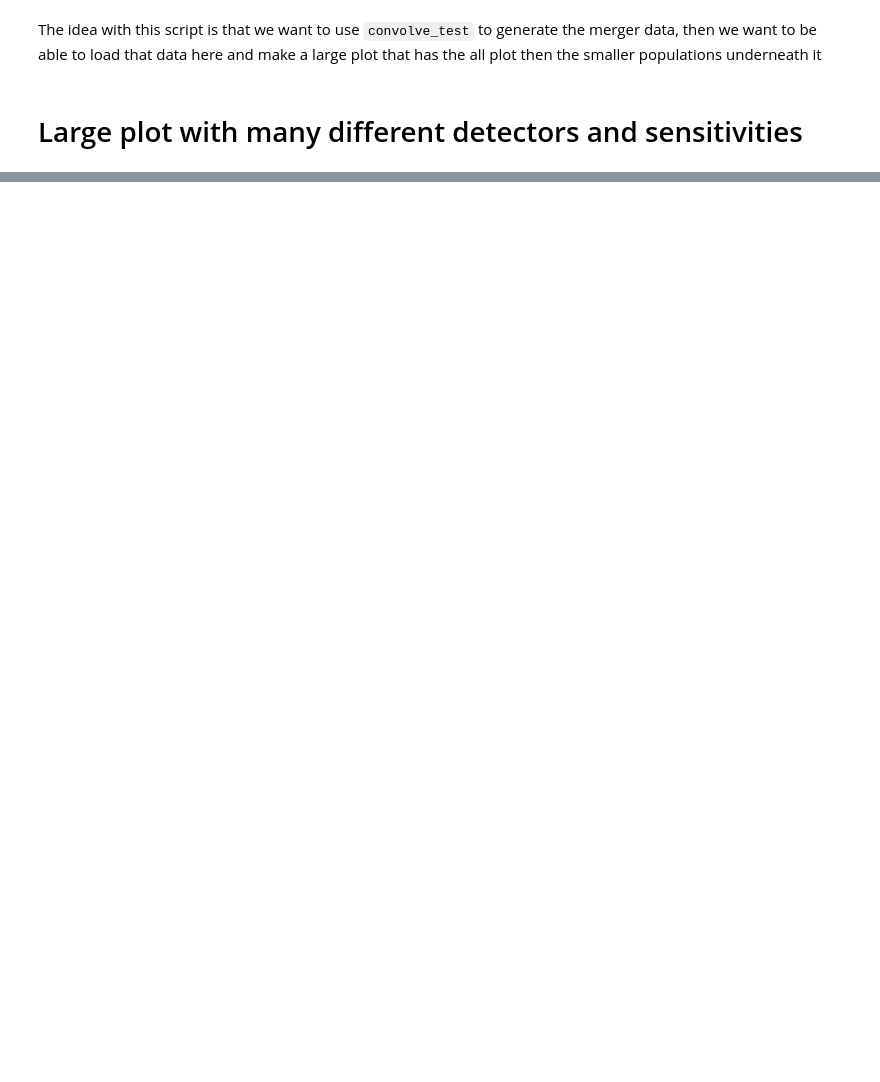
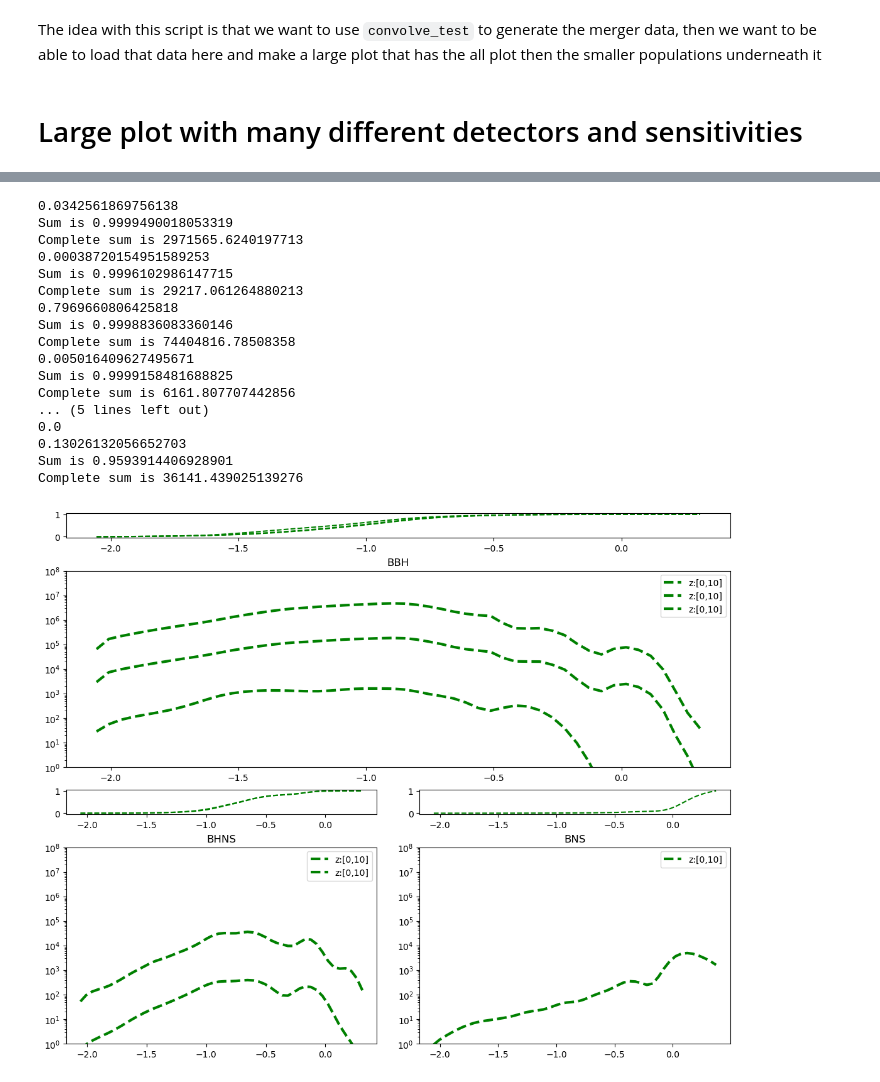
Before and after one commit to stlgolfer/metallicity_mergers, a Jupyter notebook: large_plot.ipynb, the cells around one changed output, grey strips where cells are left out. Saved outputs shown, nothing was run; the diff lists cells and outputs as text; code cells hidden in the pictures; blank space fills up the shorter version.

```diff
--- a/large_plot.ipynb
+++ b/large_plot.ipynb
@@ -26,7 +26,7 @@ import pickle
 # basically same plot as above, but now we want to bin by redshift basically
 PLOT_Z_LOG = True
 
-def plot(plotting_data, ax, sens_file, cdf_ax, intrinsic=False):
+def plot(plotting_data, ax, sens_file, cdf_ax, intrinsic=False, do_binning=True):
     all_weights = plotting_data['all_weights']
     Zm = plotting_data['Zm']
     types = plotting_data['types']
@@ -87,11 +87,12 @@ def plot(plotting_data, ax, sens_file, cdf_ax, intrinsic=False):
 
     color_bins = plt.cm.gist_heat(np.linspace(0, 0.9, len(redshift_edges)-1))
 
-    for i in range(len(redshift_edges)-1):
-        if intrinsic:
-            do_metallicity_plot_to_redshift(redshift_edges[i], redshift_edges[i+1], color_bins[i], draw_CDF=True)
-        else:
-            do_metallicity_plot_to_redshift(redshift_edges[i], redshift_edges[i+1], color_bins[i], with_SNR=True, with_label=False, draw_CDF=True)
+    if do_binning:
+        for i in range(len(redshift_edges)-1):
+            if intrinsic:
+                do_metallicity_plot_to_redshift(redshift_edges[i], redshift_edges[i+1], color_bins[i], draw_CDF=True)
+            else:
+                do_metallicity_plot_to_redshift(redshift_edges[i], redshift_edges[i+1], color_bins[i], with_SNR=True, with_label=False, draw_CDF=True)
     do_metallicity_plot_to_redshift(0, 10, 'green', with_SNR=not intrinsic, with_label=True, draw_CDF=True)
     ax.set_yscale('log')
     ax.set_title(types)
@@ -224,0 +262,38 @@ form_fig.show()
+# %%
+# now we want to make a large plot with just the intrinsic lines
+large_fig = plt.figure(constrained_layout=True, figsize=(11, (8/10)*11))
+large_ax = large_fig.subplot_mosaic([
+    ['TopCDF', 'TopCDF'],
+    ['Top', 'Top'],
+    ['LeftCDF', 'RightCDF'],
+    ['Left', 'Right']
+], height_ratios=[1, 8, 1, 8])
+def plot_subpopulation(pop_type, loc):
+    with open(f'./fiducial_{pop_type}.pkl', 'rb') as p:
+        intrinsic = pickle.load(p)
+        plot(intrinsic, large_ax[loc], f'{pop_type}_O5_8.npy', large_ax[f'{loc}CDF'], intrinsic=False, do_binning=False)
+        plot(intrinsic, large_ax[loc], f'{pop_type}_O4_8.npy', large_ax[f'{loc}CDF'], intrinsic=False, do_binning=False)
+        plot(intrinsic, large_ax[loc], f'{pop_type}_ET_CE_10.npy', large_ax[f'{loc}CDF'], intrinsic=False, do_binning=False)
+plot_subpopulation('BBH', 'Top')
+plot_subpopulation('BHNS', 'Left')
+plot_subpopulation('BNS', 'Right')
+large_fig.show()
+# %% [output]
+0.0342561869756138
+Sum is 0.9999490018053319
+Complete sum is 2971565.6240197713
+0.00038720154951589253
+Sum is 0.9996102986147715
+Complete sum is 29217.061264880213
+0.7969660806425818
+Sum is 0.9998836083360146
+Complete sum is 74404816.78508358
+0.005016409627495671
+Sum is 0.9999158481688825
+Complete sum is 6161.807707442856
+... (5 lines left out)
+0.0
+0.13026132056652703
+Sum is 0.9593914406928901
+Complete sum is 36141.439025139276
+[figure, added]
```
Also changed, not shown: parts of 1 cell of this notebook, 1 other file.
